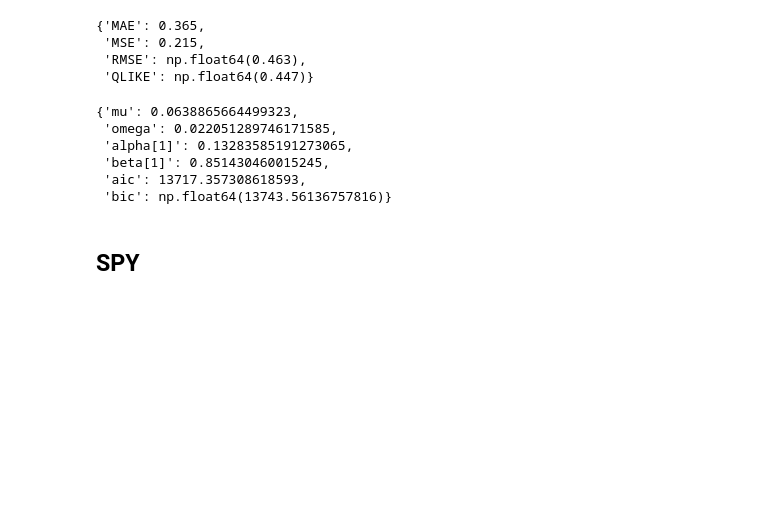
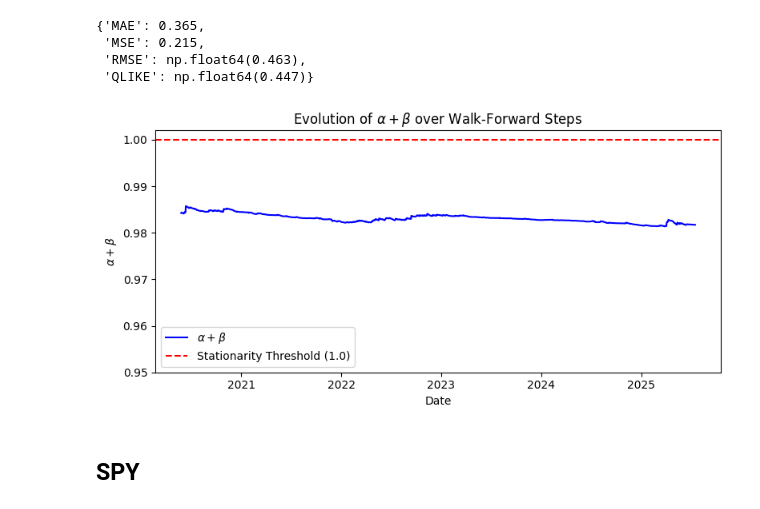
Before and after one commit to sushmita212/Stock_Volatility_Forecasting, a Jupyter notebook: GARCH_preliminary_tests.ipynb, the cells around one changed output. Saved outputs shown, nothing was run; the diff lists cells and outputs as text; code cells hidden in the pictures; blank space fills up the shorter version.

Commit message:
Added alpha+beta plots

```diff
--- a/GARCH_preliminary_tests.ipynb
+++ b/GARCH_preliminary_tests.ipynb
@@ -122,15 +122,10 @@ DIA_GARCH.error_metrics
  'MSE': 0.215,
  'RMSE': np.float64(0.463),
  'QLIKE': np.float64(0.447)}
-# %%
-DIA_GARCH.fit_params[0]
-# %% [output]
-{'mu': 0.0638865664499323,
- 'omega': 0.022051289746171585,
- 'alpha[1]': 0.13283585191273065,
- 'beta[1]': 0.851430460015245,
- 'aic': 13717.357308618593,
- 'bic': np.float64(13743.56136757816)}
+# %%
+DIA_GARCH.plot_alpha_beta_sum()
+# %% [output]
+[figure, added]
 # %% [markdown]
 ## SPY
 # %%
```
Also changed, not shown: parts of 7 cells of this notebook, 1 other file.
